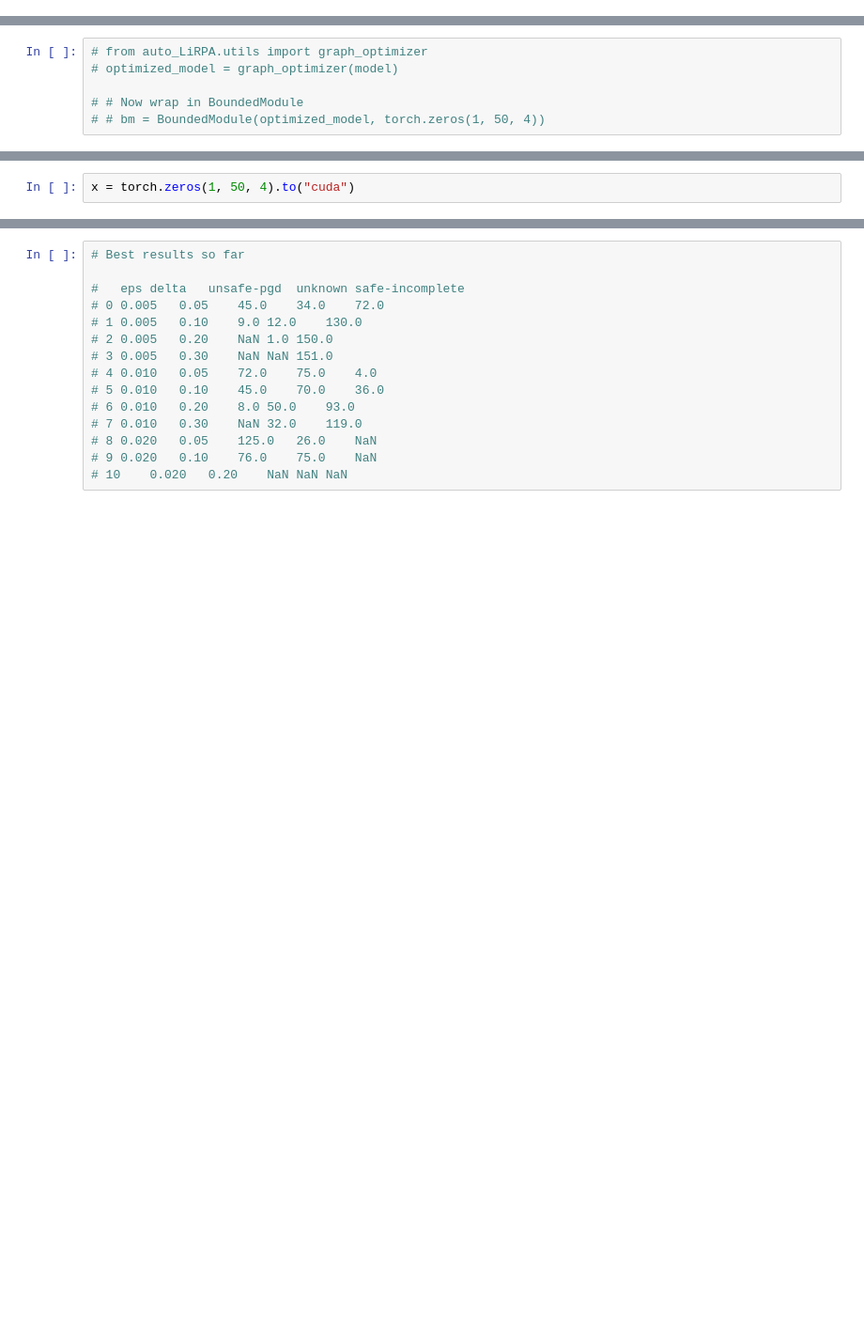
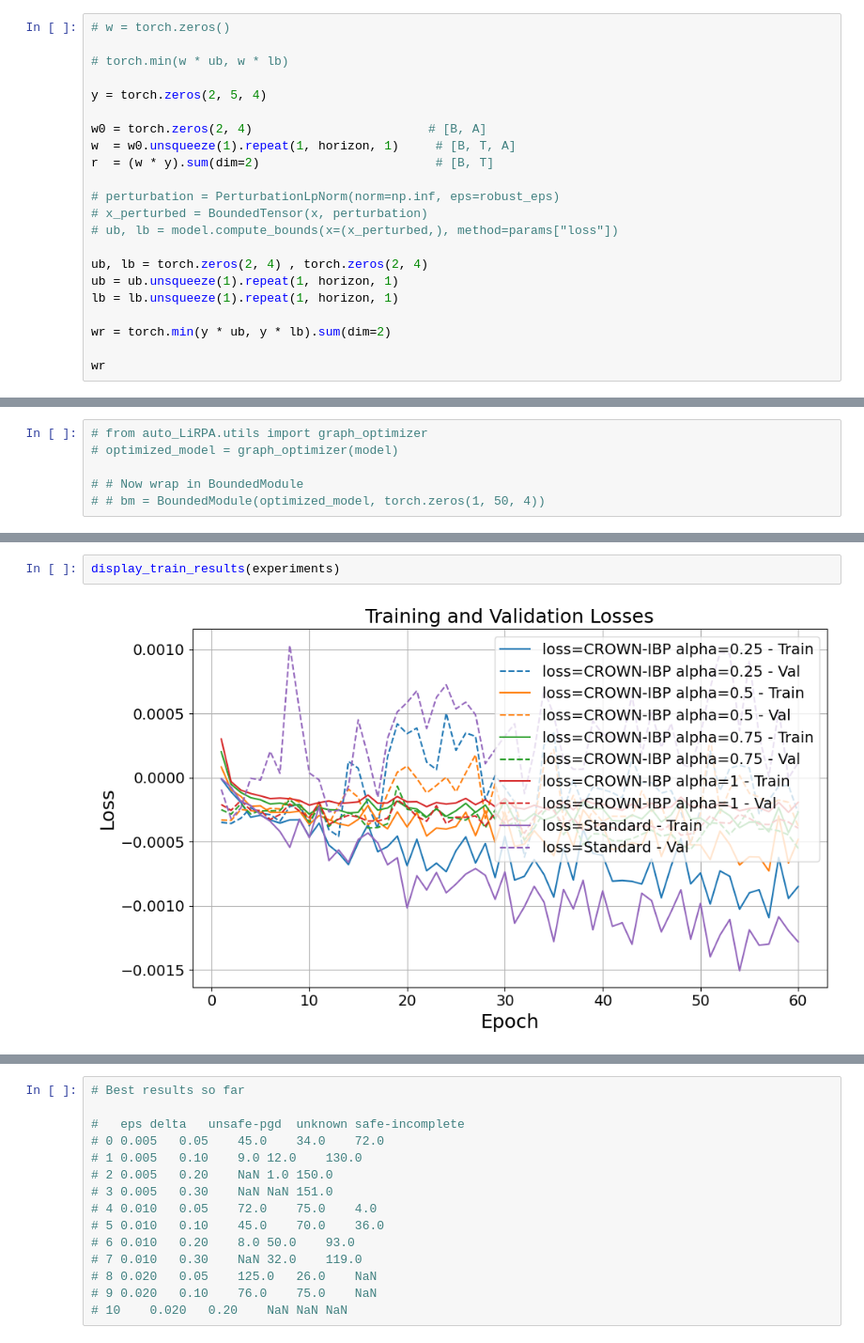
Before and after one commit to jamielewisturner/NN_Verification_Time_Series, a Jupyter notebook: Standard Training.ipynb, the cells around one changed output, grey strips where cells are left out. Shown at 94% size. Cells and saved outputs as stored; diff of their text form; blank space fills up the shorter version.

```diff
--- a/Standard Training.ipynb
+++ b/Standard Training.ipynb
@@ -918,0 +1378,22 @@ failed to load results
+# %%
+# w = torch.zeros()
+
+# torch.min(w * ub, w * lb)
+
+y = torch.zeros(2, 5, 4)
+
+w0 = torch.zeros(2, 4)                        # [B, A]
+w  = w0.unsqueeze(1).repeat(1, horizon, 1)     # [B, T, A]
+r  = (w * y).sum(dim=2)                        # [B, T]
+
+# perturbation = PerturbationLpNorm(norm=np.inf, eps=robust_eps)
+# x_perturbed = BoundedTensor(x, perturbation)
+# ub, lb = model.compute_bounds(x=(x_perturbed,), method=params["loss"])
+
+ub, lb = torch.zeros(2, 4) , torch.zeros(2, 4)
+ub = ub.unsqueeze(1).repeat(1, horizon, 1)
+lb = lb.unsqueeze(1).repeat(1, horizon, 1)
+
+wr = torch.min(y * ub, y * lb).sum(dim=2)
+
+wr
@@ -1118,2 +1586,0 @@ model = get_bounded_model2(CNNAllocatorCausal3())
-# %%
-x = torch.zeros(1, 50, 4).to("cuda")
@@ -1379,0 +1963,4 @@ plt.show()
+# %%
+display_train_results(experiments)
+# %% [output]
+[figure, added]
```
Also changed, not shown: parts of 89 cells of this notebook.
